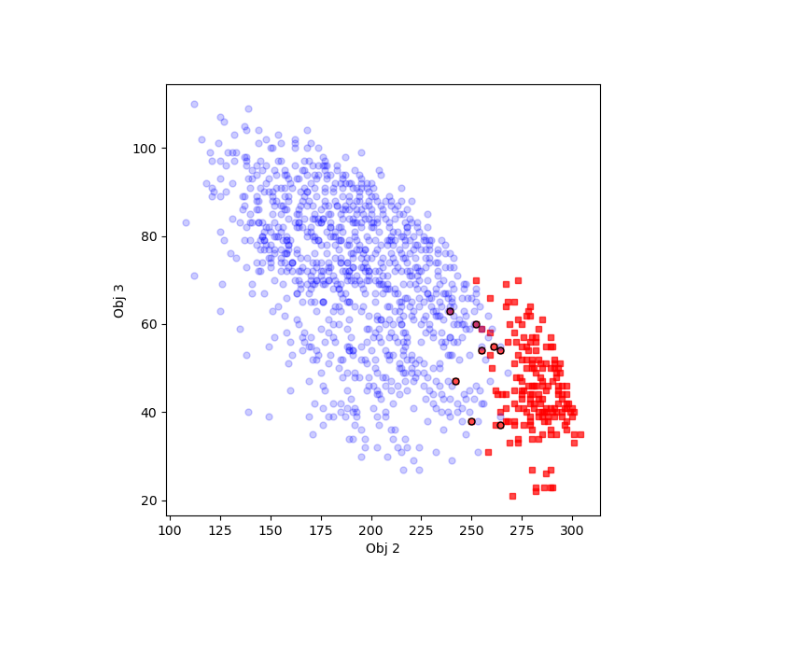
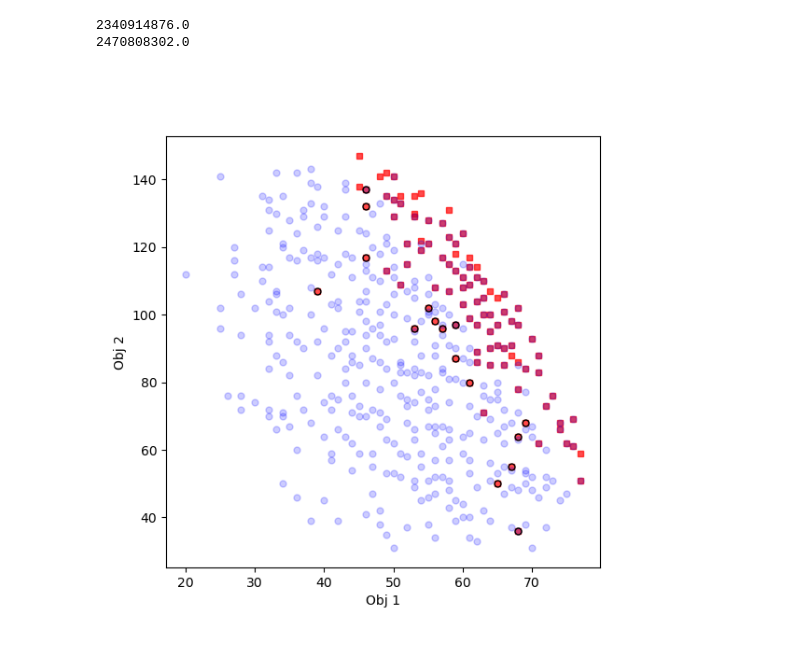
Before and after one commit to rameshsrinivasanuci/multiobjective, a Jupyter notebook: eda_softmax.ipynb, the cells around one changed output. Drawn from its saved outputs; the diff is of its cells as text; code cells hidden in the pictures; blank space fills up the shorter version.

Commit message:
new convergence criteria, 5 objective case

```diff
--- a/eda_softmax.ipynb
+++ b/eda_softmax.ipynb
@@ -217,7 +223,7 @@ class KnapsackEDA:
             print(f"Mode 1 generation {generation} (no improve count: {no_improve_gen})")
             self.distribution, self.selected_population, self.selected_objectives, \
                 pareto_indices, js_div = self._update_distribution()
-            # print(f"number of front 0: {pareto_indices.shape[0]}")
+            print(f"number of front 0: {pareto_indices.shape[0]}")
 
             pareto_front = np.zeros((pareto_indices.shape[0], self.items.shape[1]))
             for k in range(pareto_indices.shape[0]):
@@ -242,12 +248,13 @@ class KnapsackEDA:
         no_improve_gen = 0
         counter = 0
         prev_front_0 = None
-        while no_improve_gen < 2: ## loosen criteria
+        while no_improve_gen < 1: ## loosen criteria
+        # while no_improve_gen < self.max_no_improve_gen:
             counter += 1
             print(f"Mode 2 generation {counter} (no improve count: {no_improve_gen})")
             self.distribution, self.selected_population, self.selected_objectives, \
                 pareto_indices, js_div = self._converged_pf()
-            # print(f"number of front 0: {pareto_indices.shape[0]}")
+            print(f"number of front 0: {pareto_indices.shape[0]}")
 
             pareto_front = np.zeros((pareto_indices.shape[0], self.items.shape[1]))
             for k in range(pareto_indices.shape[0]):
@@ -261,7 +268,8 @@ class KnapsackEDA:
             front_0 = np.unique(self.selected_objectives, axis=0)
             front_0 = front_0[np.lexsort(front_0.T[::-1])]
             if prev_front_0 is not None:
-                if np.array_equal(prev_front_0, front_0):
+                # if np.array_equal(prev_front_0, front_0):
+                if row_diff(prev_front_0, front_0) <= 250:
                     no_improve_gen += 1
                 else:
                     no_improve_gen = 0
@@ -280,18 +288,25 @@ class KnapsackEDA:
             'mode 2 generations': counter
         }
 # %%
-kn = loadmat('/data/knapsack/runA/kn_2_3_allneg_120_12_3.mat')
+kn = loadmat('/data/knapsack/runB/kn_2_3_allneg_60_6_5.mat')
 items = kn['items'][0]
 capacity = kn['capacity']
 n_selected = kn['n_selected']
 n_obj = kn['n_obj']
+
+# items = pd.read_csv('city_items_5_objectives.csv')
+# items = items.values[:, 1:]
+# capacity = 60
+# n_selected = 6
+# n_obj = 5
+
 pop_size = 1_000
 generations = 100
 max_no_improve_gen = 5
 eda_seed = 1223
 # %%
 # human input
-aspi_item = np.array([3, 14, 3])
+aspi_item = np.array([15, 2, 4, 9, 8])
 item_scores = items[:, :n_obj] @ aspi_item
 r = item_scores.argsort().argsort().astype(float)
 s = r / (r.max() + 1e-12)
@@ -344,5 +364,6 @@ with open('eda_softmax_120_12_3.pkl', 'wb') as f:
 # %%
-pareto_front = kn['pareto_front_final'][0]
+pareto_front = kn['pareto_front_final'][0][:, :n_obj]
+# pareto_front = results['converged_pf_table'][-1]
 pareto_front_softmax = results['converged_pf_table'][-1]
 # %%
 from matplotlib import pyplot as plt
@@ -378,15 +409,21 @@ pareto_front_softmax_dominated = pareto_front_softmax[dominated.astype(bool), :]
+# %%
+print(calculate_hv(pareto_front_softmax, n_obj))
+print(calculate_hv(pareto_front, n_obj))
+# %% [output]
+2340914876.0
+2470808302.0
 # %%
 fig = plt.figure(figsize=(6, 6))
 ax = fig.add_subplot()
-ax.plot(pareto_front_softmax[:,1], pareto_front_softmax[:,2], 'rs', alpha=0.7, markersize=5)
-ax.plot(pareto_front[:,1], pareto_front[:,2], 'bo', alpha=0.2, markersize=5)
-ax.plot(pareto_front_softmax_dominated[:,1], pareto_front_softmax_dominated[:,2], marker='o', linestyle='None',
+ax.plot(pareto_front_softmax[:,0], pareto_front_softmax[:,1], 'rs', alpha=0.7, markersize=5)
+ax.plot(pareto_front[:,0], pareto_front[:,1], 'bo', alpha=0.2, markersize=5)
+ax.plot(pareto_front_softmax_dominated[:,0], pareto_front_softmax_dominated[:,1], marker='o', linestyle='None',
         markerfacecolor='none', markeredgecolor='k', markersize=5)
-ax.set_xlabel('Obj 2')
-ax.set_ylabel('Obj 3')
+ax.set_xlabel('Obj 1')
+ax.set_ylabel('Obj 2')
 plt.show()
 # %% [output]
-[figure, old version]
+[figure, new version]
 # %%
 import math
 import matplotlib.pyplot as plt
```
Also changed, not shown: parts of 10 cells of this notebook.
